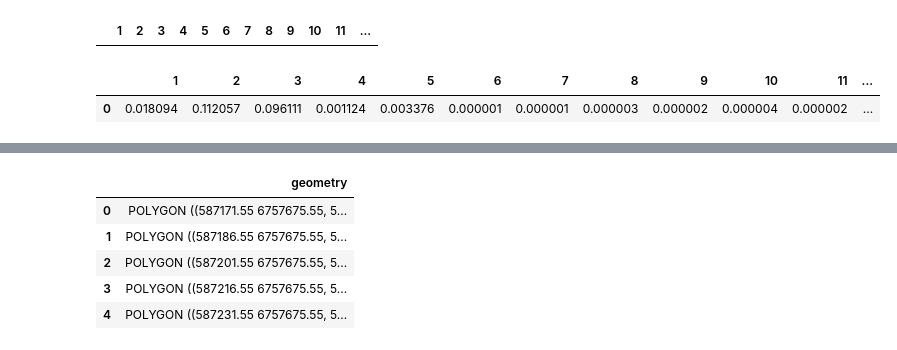
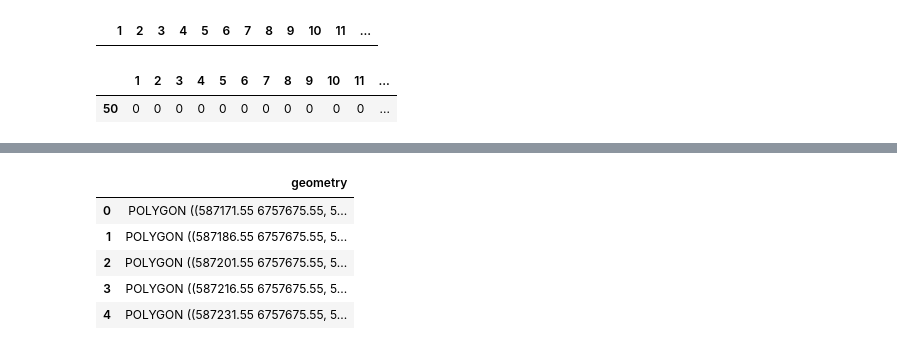
Before and after one commit to JonHidlePedersen/Master-thesis-Jon-Hidle-Pedersen, a Jupyter notebook: Kode/Opening images in Keras.ipynb, the cells around one changed output, grey strips where cells are left out. Saved outputs shown, nothing was run; the diff lists cells and outputs as text; code cells hidden in the pictures.

Commit message:
Tested the code on a small test area.

```diff
--- a/Kode/Opening images in Keras.ipynb
+++ b/Kode/Opening images in Keras.ipynb
@@ -59,7 +62,7 @@ labelfile.describe()
 # https://stackoverflow.com/questions/44114463/stratified-sampling-in-pandas
 
 # Maximum number of elements in each class. If the classe have less than max every sample is included.
-clasnumber_of_samples = 15
+clasnumber_of_samples = 20
 
 labelfile_balanced = labelfile.groupby(['LIVSM1'], group_keys=False).apply(lambda x: x.sample(min(len(x), clasnumber_of_samples))).reset_index(drop=True)
 labelfile_balanced.head()
@@ -314,9 +321,9 @@ predicted_classes_gdf
 # %% [output]
 |  | 1 | 2 | 3 | 4 | 5 | 6 | 7 | 8 | 9 | 10 | 11 | ... |
 # %%
-pp = pd.DataFrame(columns=['1','2','3','4','5','6','7','8','9','10','11','12','99'], data=pred_label)
+pp = pd.DataFrame(columns=['1','2','3','4','5','6','7','8','9','10','11','12','99'], data=test_image_predict)
 pp
 # %% [output]
 |  | 1 | 2 | 3 | 4 | 5 | 6 | 7 | 8 | 9 | 10 | 11 | ... |
-| 0 | 0.018094 | 0.112057 | 0.096111 | 0.001124 | 0.003376 | 0.000001 | 0.000001 | 0.000003 | 0.000002 | 0.000004 | 0.000002 | ... |
+| 50 | 0 | 0 | 0 | 0 | 0 | 0 | 0 | 0 | 0 | 0 | 0 | ... |
 # %%
```
Also changed, not shown: parts of 19 cells of this notebook, 1 other file.
